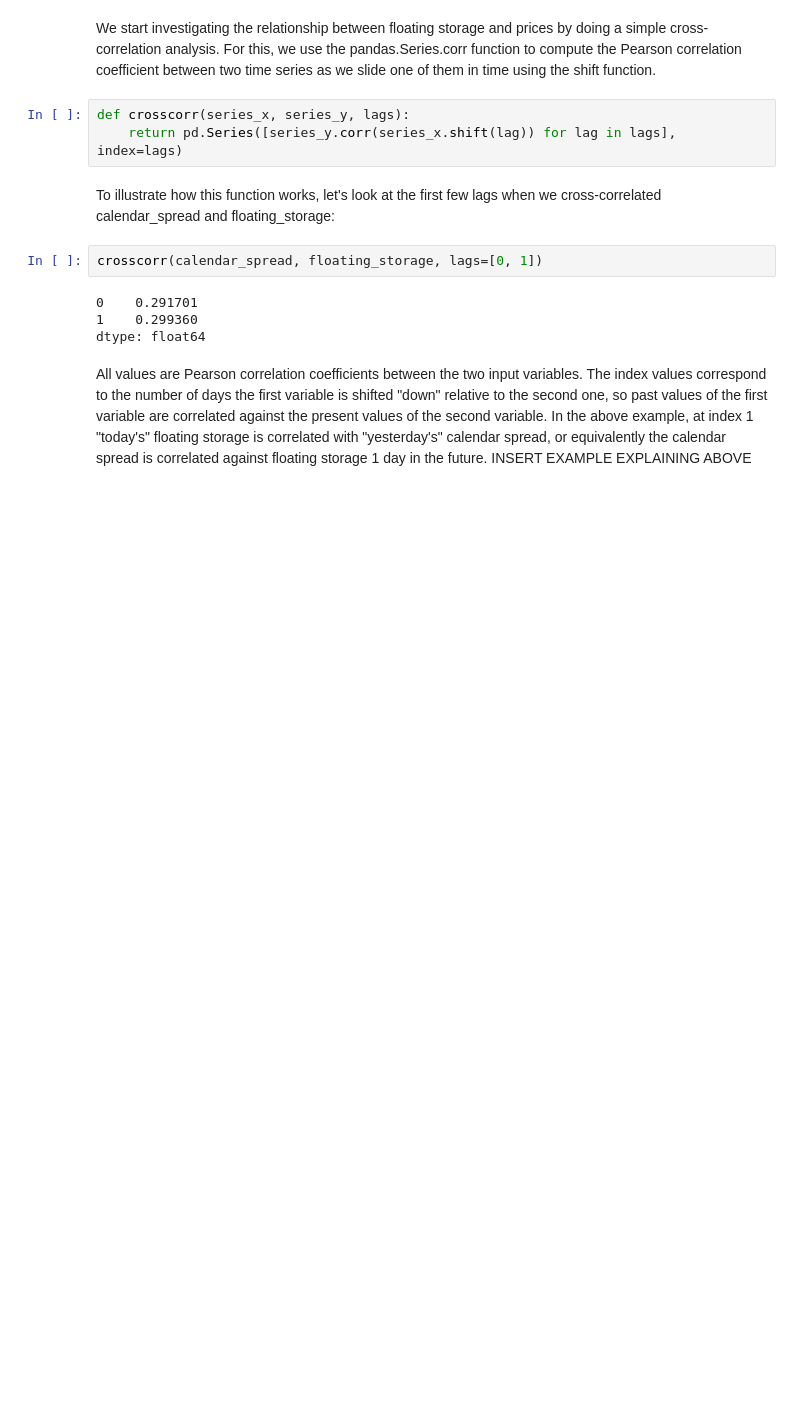
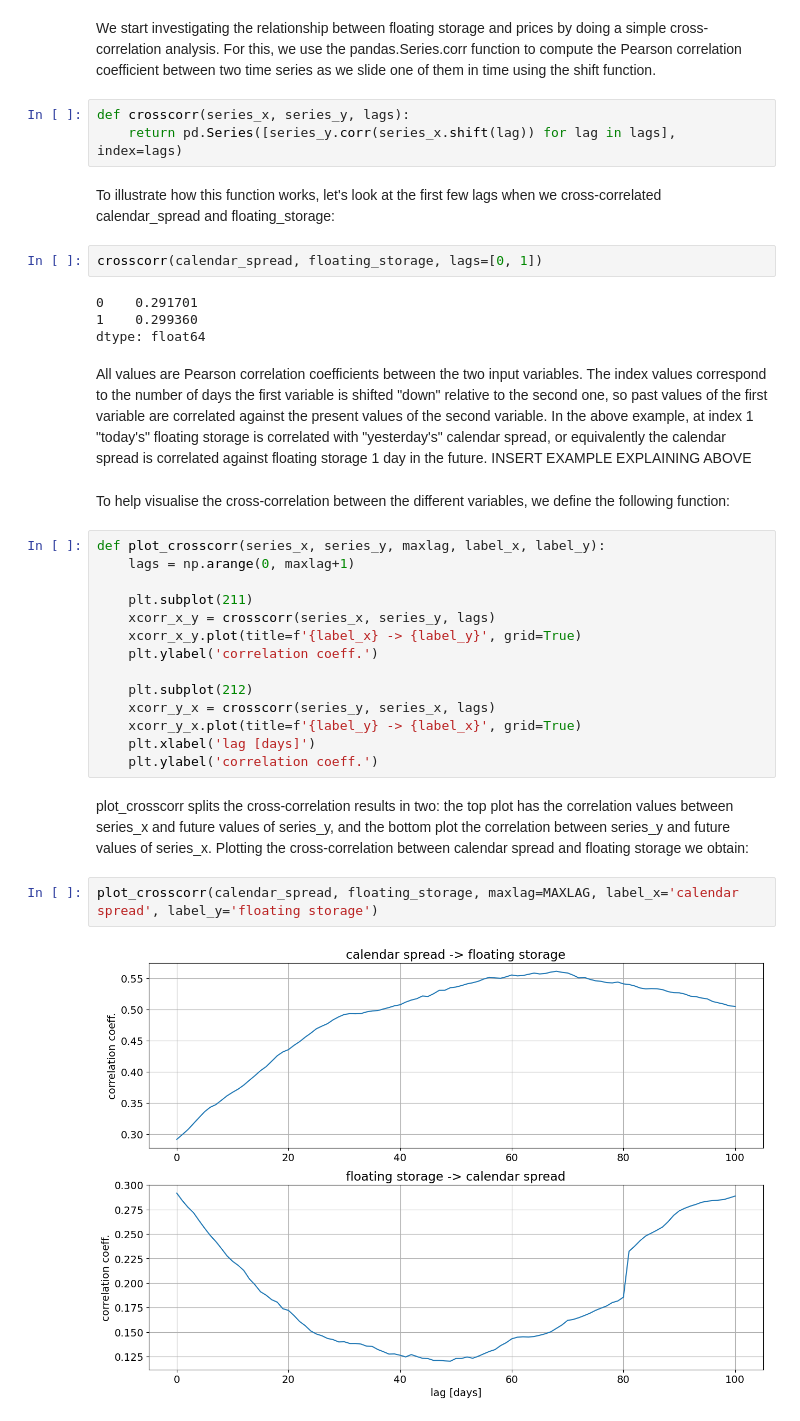
Before and after one commit to S-Dassou/crude_analysis_project, a Jupyter notebook: crude_fs_analysis.ipynb, the cells around one changed output. Cells and saved outputs as stored; diff of their text form; blank space fills up the shorter version.

Commit message:
cross correlation analysis

```diff
--- a/crude_fs_analysis.ipynb
+++ b/crude_fs_analysis.ipynb
@@ -206,3 +206,25 @@ dtype: float64
 # %% [markdown]
 All values are Pearson correlation coefficients between the two input variables. The index values correspond to the number of days the first variable is shifted "down" relative to the second one, so past values of the first variable are correlated against the present values of the second variable. In the above example, at index 1 "today's" floating storage is correlated with "yesterday's" calendar spread, or equivalently the calendar spread is correlated against floating storage 1 day in the future.
 INSERT EXAMPLE EXPLAINING ABOVE
+# %% [markdown]
+To help visualise the cross-correlation between the different variables, we define the following function:
+# %%
+def plot_crosscorr(series_x, series_y, maxlag, label_x, label_y):
+    lags = np.arange(0, maxlag+1)
+
+    plt.subplot(211)
+    xcorr_x_y = crosscorr(series_x, series_y, lags)
+    xcorr_x_y.plot(title=f'{label_x} -> {label_y}', grid=True)
+    plt.ylabel('correlation coeff.')
+
+    plt.subplot(212)
+    xcorr_y_x = crosscorr(series_y, series_x, lags)
+    xcorr_y_x.plot(title=f'{label_y} -> {label_x}', grid=True)
+    plt.xlabel('lag [days]')
+    plt.ylabel('correlation coeff.')
+# %% [markdown]
+plot_crosscorr splits the cross-correlation results in two: the top plot has the correlation values between series_x and future values of series_y, and the bottom plot the correlation between series_y and future values of series_x. Plotting the cross-correlation between calendar spread and floating storage we obtain:
+# %%
+plot_crosscorr(calendar_spread, floating_storage, maxlag=MAXLAG, label_x='calendar spread', label_y='floating storage')
+# %% [output]
+[figure, added]
```
Also changed, not shown: parts of 1 cell of this notebook.
